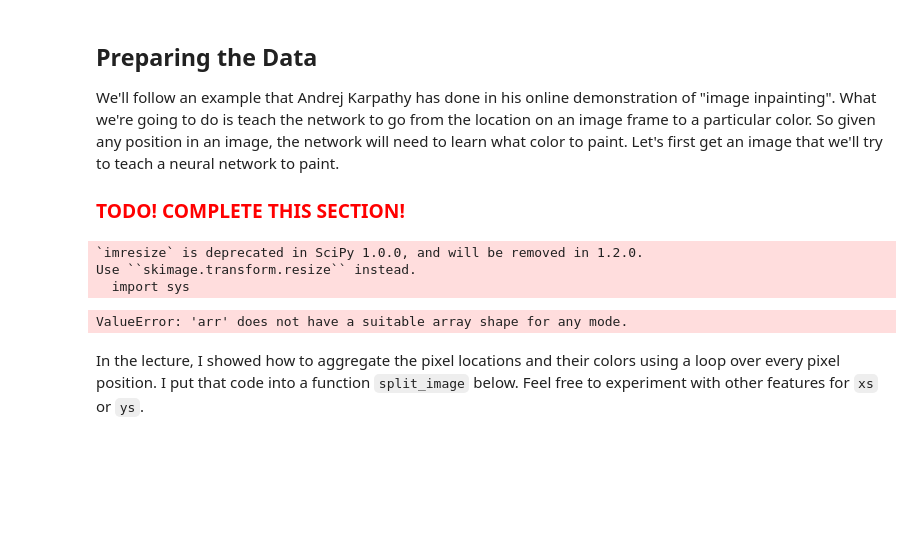
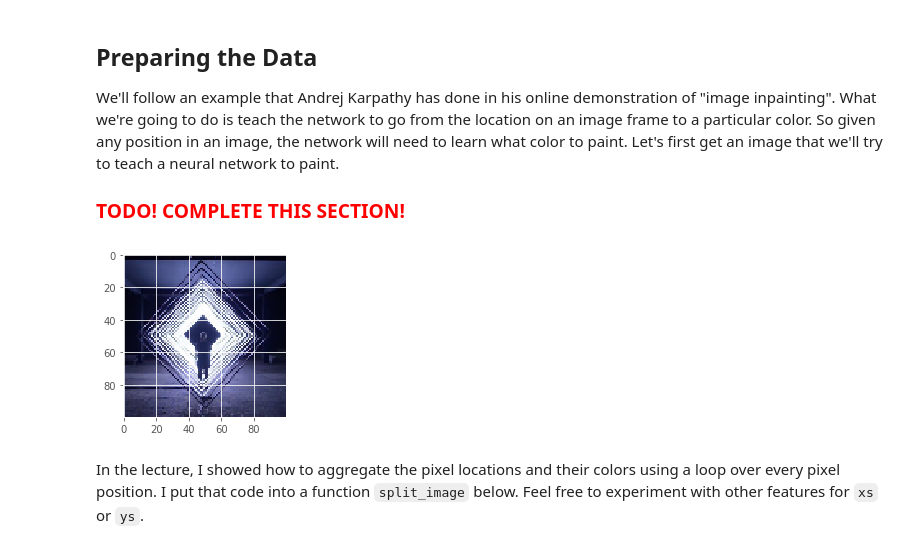
Before and after one commit to vibertthio/deep-learning-practice, a Jupyter notebook: session-2/session-2.ipynb, the cells around one changed output. Saved outputs shown, nothing was run; the diff lists cells and outputs as text; code cells hidden in the pictures; blank space fills up the shorter version.

```diff
--- a/session-2/session-2.ipynb
+++ b/session-2/session-2.ipynb
@@ -348,26 +349,29 @@ Through this, we'll explore our first creative application: painting an image.
 We'll follow an example that Andrej Karpathy has done in his online demonstration of "image inpainting".  What we're going to do is teach the network to go from the location on an image frame to a particular color.  So given any position in an image, the network will need to learn what color to paint.  Let's first get an image that we'll try to teach a neural network to paint.
 
 <h3><font color='red'>TODO! COMPLETE THIS SECTION!</font></h3>
+# %%
+files = os.listdir('data')
+# %%
+path = os.path.join('data', files[0])
+img = plt.imread(path)
 # %%
-# First load an image
-img = ...
-
 # Be careful with the size of your image.
 # Try a fairly small image to begin with,
 # then come back here and try larger sizes.
-img = imresize(img, (100, 100))
-plt.figure(figsize=(5, 5))
+img = resize(
+    img,
+    (100, 100),
+    anti_aliasing=False,
+    mode='constant')
+plt.figure(figsize=(3, 3))
 plt.imshow(img)
 
 # Make sure you save this image as "reference.png"
 # and include it in your zipped submission file
 # so we can tell what image you are trying to paint!
 plt.imsave(fname='reference.png', arr=img)
 # %% [output]
-`imresize` is deprecated in SciPy 1.0.0, and will be removed in 1.2.0.
-Use ``skimage.transform.resize`` instead.
-  import sys
-ValueError: 'arr' does not have a suitable array shape for any mode.
+[figure, added]
 # %% [markdown]
 In the lecture, I showed how to aggregate the pixel locations and their colors using a loop over every pixel position.  I put that code into a function `split_image` below.  Feel free to experiment with other features for `xs` or `ys`.
 # %%
```
Also changed, not shown: parts of 35 cells of this notebook, 15 other files.
